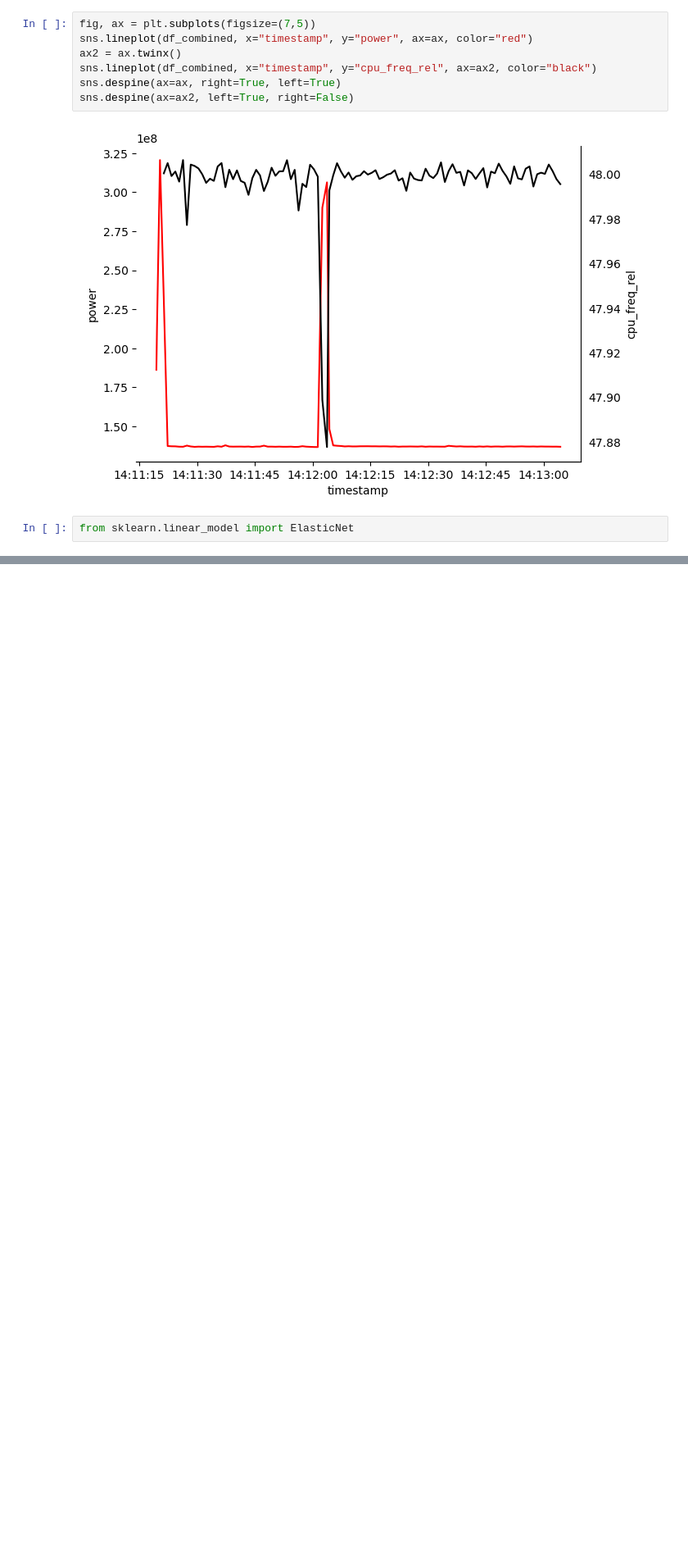
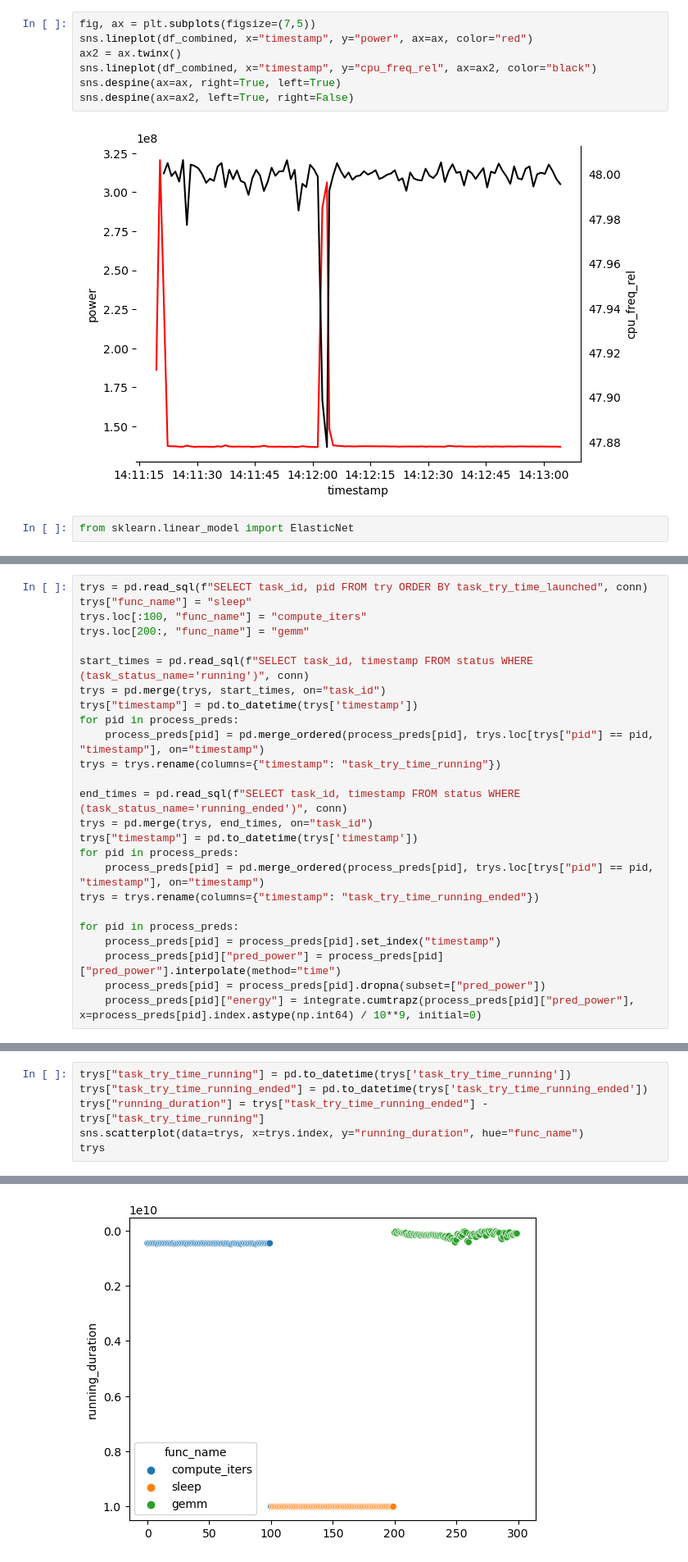
Before and after one commit to AK2000/caws, a Jupyter notebook: notebooks/Energy Analysis.ipynb, the cells around one changed output, grey strips where cells are left out. Shown at 82% size. Drawn from its saved outputs; the diff is of its cells as text; blank space fills up the shorter version.

```diff
--- a/notebooks/Energy Analysis.ipynb
+++ b/notebooks/Energy Analysis.ipynb
@@ -390,0 +220,25 @@ Text(0.5, 1.0, 'Energy Comparison Between Machines')
+# %%
+trys = pd.read_sql(f"SELECT task_id, pid FROM try ORDER BY task_try_time_launched", conn)
+trys["func_name"] = "sleep"
+trys.loc[:100, "func_name"] = "compute_iters"
+trys.loc[200:, "func_name"] = "gemm"
+
+start_times = pd.read_sql(f"SELECT task_id, timestamp FROM status WHERE (task_status_name='running')", conn)
+trys = pd.merge(trys, start_times, on="task_id")
+trys["timestamp"] = pd.to_datetime(trys['timestamp'])
+for pid in process_preds:
+    process_preds[pid] = pd.merge_ordered(process_preds[pid], trys.loc[trys["pid"] == pid, "timestamp"], on="timestamp")
+trys = trys.rename(columns={"timestamp": "task_try_time_running"})
+
+end_times = pd.read_sql(f"SELECT task_id, timestamp FROM status WHERE (task_status_name='running_ended')", conn)
+trys = pd.merge(trys, end_times, on="task_id")
+trys["timestamp"] = pd.to_datetime(trys['timestamp'])
+for pid in process_preds:
+    process_preds[pid] = pd.merge_ordered(process_preds[pid], trys.loc[trys["pid"] == pid, "timestamp"], on="timestamp")
+trys = trys.rename(columns={"timestamp": "task_try_time_running_ended"})
+
+for pid in process_preds:
+    process_preds[pid] = process_preds[pid].set_index("timestamp")
+    process_preds[pid]["pred_power"] = process_preds[pid]["pred_power"].interpolate(method="time")
+    process_preds[pid] = process_preds[pid].dropna(subset=["pred_power"])
+    process_preds[pid]["energy"] = integrate.cumtrapz(process_preds[pid]["pred_power"], x=process_preds[pid].index.astype(np.int64) / 10**9, initial=0)
@@ -390,0 +263,7 @@ Text(0.5, 1.0, 'Energy Comparison Between Machines')
+# %%
+trys["task_try_time_running"] = pd.to_datetime(trys['task_try_time_running'])
+trys["task_try_time_running_ended"] = pd.to_datetime(trys['task_try_time_running_ended'])
+trys["running_duration"] = trys["task_try_time_running_ended"] - trys["task_try_time_running"]
+sns.scatterplot(data=trys, x=trys.index, y="running_duration", hue="func_name")
+trys
+# %% [output]
@@ -390,0 +283 @@ Text(0.5, 1.0, 'Energy Comparison Between Machines')
+[figure, added]
```
Also changed, not shown: parts of 23 cells of this notebook, 7 other files.
